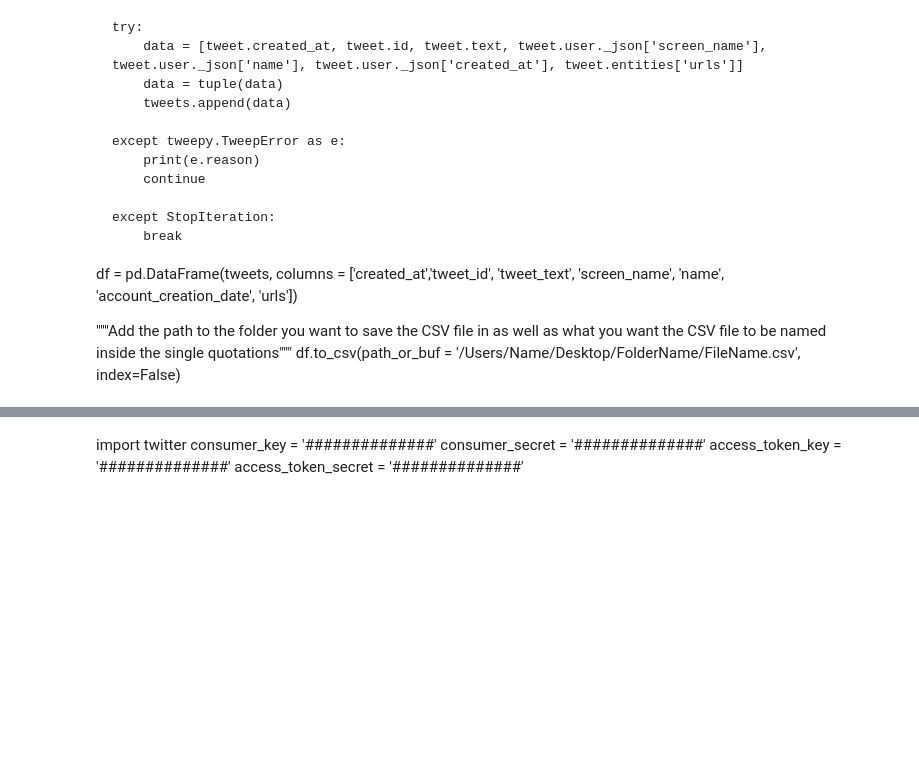
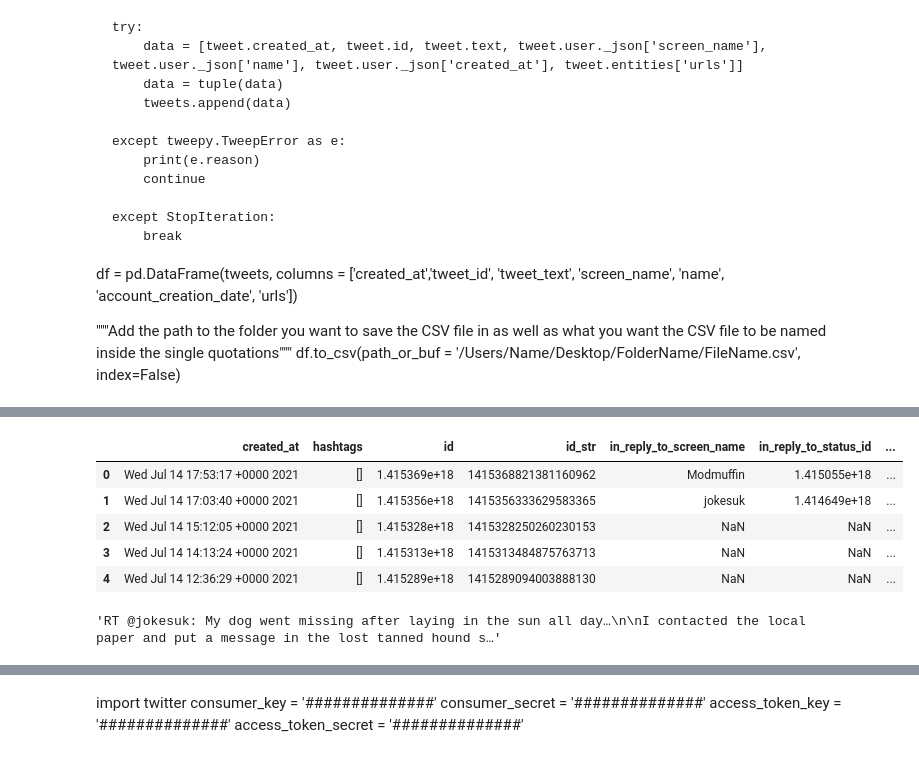
Before and after one commit to codingWithAndy/CDT_MSc_Thesis, a Jupyter notebook: Implementation/Exploration/exploring.ipynb, the cells around one changed output, grey strips where cells are left out. Drawn from its saved outputs; the diff is of its cells as text; code cells hidden in the pictures; blank space fills up the shorter version.

```diff
--- a/Implementation/Exploration/exploring.ipynb
+++ b/Implementation/Exploration/exploring.ipynb
@@ -142,9 +142,11 @@ df = pd.DataFrame(tweets, columns = ['created_at','tweet_id', 'tweet_text', 'scr
 df.to_csv(path_or_buf = '/Users/Name/Desktop/FolderName/FileName.csv', index=False)
 # %%
 #!pip install python-twitter
+# %%
+import twitter
+consumer_key        = 'yMsX27Q8WWj5jg2MFLKVsJnxw'
+consumer_secret     = 'QJ7rmYKoogzBX960D0Letv7XQPh7ri76p4IES8u7jVoVy5QgOq'
+access_token_key    = '870331200832929793-UuZTn0kEg9vi57f3CXdxQ7AG4LTj6s4'
+access_token_secret = 'aCeB7T70FzXszxxeoGYAM5ErPQjZITfMUYK8FACopHMBI'
 # %%
-import twitter
-consumer_key        = '##############'
-consumer_secret     = '##############'
-access_token_key    = '##############'
-access_token_secret = '##############'
+api = twitter.Api(consumer_key, consumer_secret, access_token_key, access_token_secret)
@@ -150,0 +157,4 @@ access_token_secret = '##############'
+# %%
+search_term = '@jokesuk'
+tweets = api.GetSearch(term=search_term, count=101)
+print("Fetched :" + str(len(tweets)))
@@ -150,0 +167,11 @@ access_token_secret = '##############'
+# %%
+i = 0
+tweet_df = pd.DataFrame()
+for tweet in tweets:
+    print("Printing Tweet[" + str(i) + "]:")
+    tdict = tweet.AsDict()
+    tweet_df = tweet_df.append(tdict, ignore_index=True)
+    print(tdict['created_at'])
+    print(tdict['text'])
+    print('\n')
+    i += 1
@@ -150,0 +196,13 @@ access_token_secret = '##############'
+# %%
+tweet_df.head()
+# %% [output]
+|  | created_at | hashtags | id | id_str | in_reply_to_screen_name | in_reply_to_status_id | ... |
+| 0 | Wed Jul 14 17:53:17 +0000 2021 | [] | 1.415369e+18 | 1415368821381160962 | Modmuffin | 1.415055e+18 | ... |
+| 1 | Wed Jul 14 17:03:40 +0000 2021 | [] | 1.415356e+18 | 1415356333629583365 | jokesuk | 1.414649e+18 | ... |
+| 2 | Wed Jul 14 15:12:05 +0000 2021 | [] | 1.415328e+18 | 1415328250260230153 | NaN | NaN | ... |
+| 3 | Wed Jul 14 14:13:24 +0000 2021 | [] | 1.415313e+18 | 1415313484875763713 | NaN | NaN | ... |
+| 4 | Wed Jul 14 12:36:29 +0000 2021 | [] | 1.415289e+18 | 1415289094003888130 | NaN | NaN | ... |
+# %%
+tweet_df['text'][6]
+# %% [output]
+'RT @jokesuk: My dog went missing after laying in the sun all day…\n\nI contacted the local paper and put a message in the lost tanned hound s…'
```
Also changed, not shown: parts of 7 cells of this notebook.
